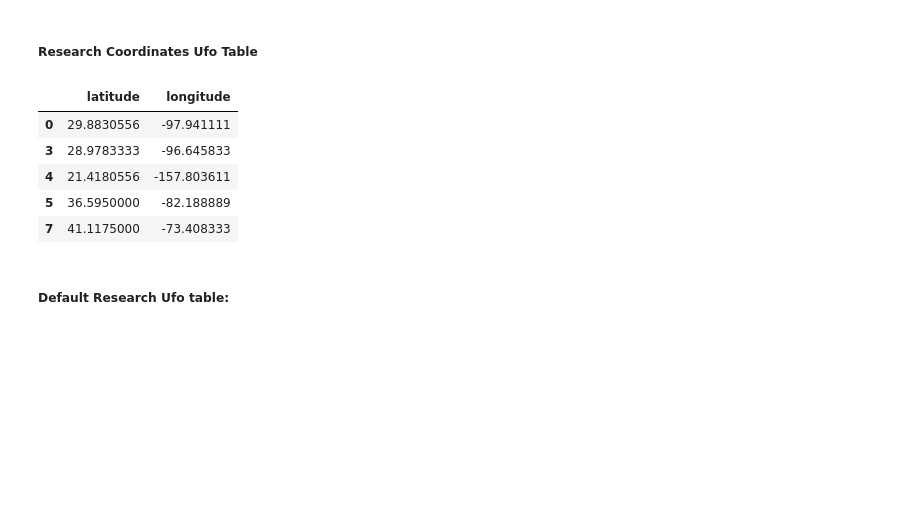
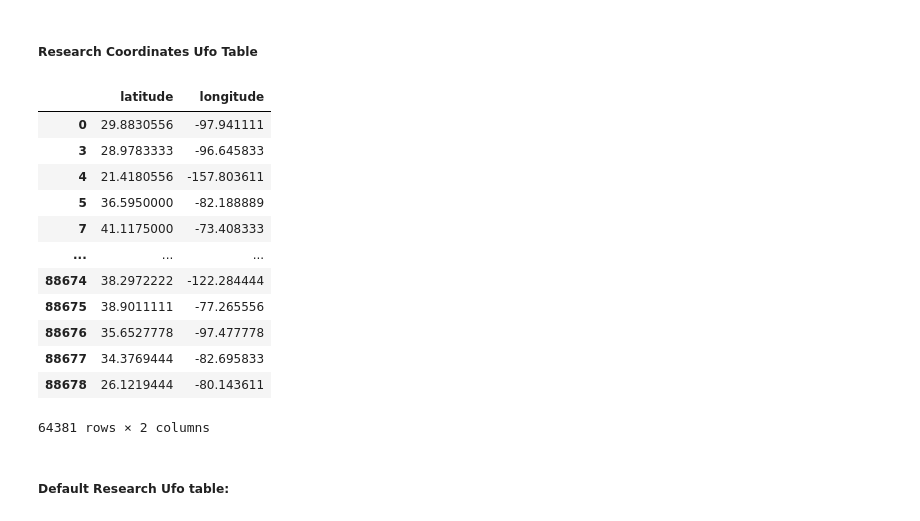
Before and after one commit to GameModes/CasusOpdrachtPG3, a Jupyter notebook: ufo_cm.ipynb, the cells around one changed output. Saved outputs shown, nothing was run; the diff lists cells and outputs as text; code cells hidden in the pictures; blank space fills up the shorter version.

```diff
--- a/ufo_cm.ipynb
+++ b/ufo_cm.ipynb
@@ -70,19 +70,26 @@ default_ufo_information.head() #get only shape, city, country, datetime and comm
 # %%
 # Get research Coordinates Ufo table
 indexNames = ufo_data[ ufo_data['latitude'] == 'unknown' ].index
 ufo_data.drop(indexNames , inplace=True) #delete unknown latitude
 #------------
 pd.set_option('display.max_colwidth', None) #increase comment column size
 # -----------
-default_ufo_information = ufo_data[['latitude', 'longitude']]
-default_ufo_information.head() #get only shape, city, country, datetime and comments
+default_coordinates_information = ufo_data[['latitude', 'longitude']]
+default_coordinates_information #get only shape, city, country, datetime and comments
 # %% [output]
 |  | latitude | longitude |
 | 0 | 29.8830556 | -97.941111 |
 | 3 | 28.9783333 | -96.645833 |
 | 4 | 21.4180556 | -157.803611 |
 | 5 | 36.5950000 | -82.188889 |
 | 7 | 41.1175000 | -73.408333 |
+| ... | ... | ... |
+| 88674 | 38.2972222 | -122.284444 |
+| 88675 | 38.9011111 | -77.265556 |
+| 88676 | 35.6527778 | -97.477778 |
+| 88677 | 34.3769444 | -82.695833 |
+| 88678 | 26.1219444 | -80.143611 |
+64381 rows × 2 columns
 # %% [markdown]
 #####  Default Research Ufo table: <a class="anchor" id="res_def"></a>
 # %%
```
Also changed, not shown: parts of 3 cells of this notebook.
